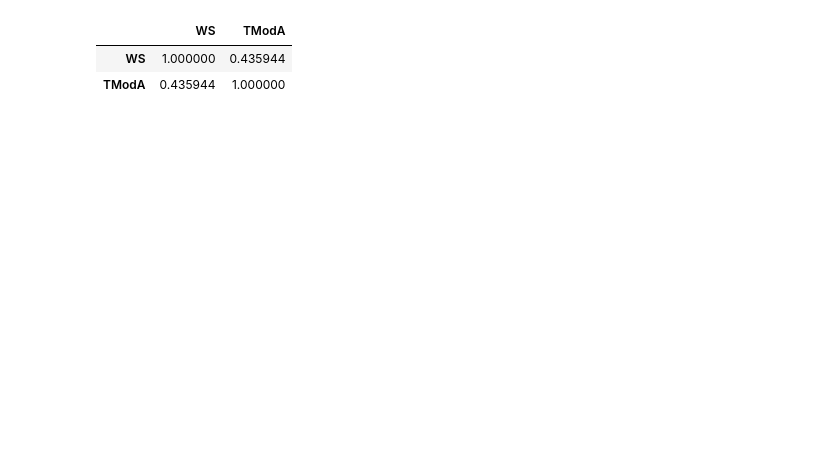
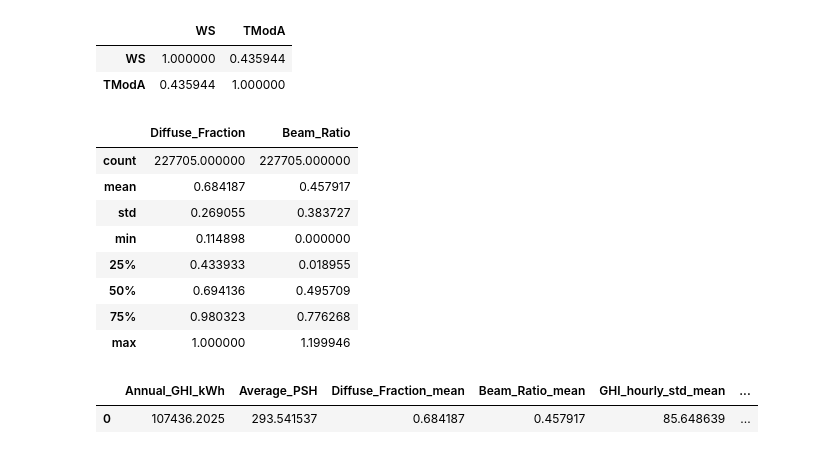
Before and after one commit to EstifanosTeklay/MoonLight-Energy-Solutions, a Jupyter notebook: notebooks/seralleon_EDA.ipynb, the cells around one changed output. Cells and saved outputs as stored; diff of their text form; code cells hidden in the pictures; blank space fills up the shorter version.

```diff
--- a/notebooks/seralleon_EDA.ipynb
+++ b/notebooks/seralleon_EDA.ipynb
@@ -176,6 +176,33 @@ sera_data[['WS', 'TModA']].corr()
 |  | WS | TModA |
 | WS | 1.000000 | 0.435944 |
 | TModA | 0.435944 | 1.000000 |
+# %%
+# Keep only valid daylight rows
+df_sera_day = sera_data[sera_data['GHI'] > 50].copy()  # GHI > 50 to avoid tiny denominator
+
+# Compute ratios safely
+df_sera_day['Diffuse_Fraction'] = df_sera_day['DHI'] / df_sera_day['GHI']
+df_sera_day['Beam_Ratio'] = df_sera_day['DNI'] / df_sera_day['GHI']
+
+# Remove impossible values
+df_sera_day.loc[(df_sera_day['Diffuse_Fraction'] < 0) | (df_sera_day['Diffuse_Fraction'] > 1), 'Diffuse_Fraction'] = None
+df_sera_day.loc[(df_sera_day['Beam_Ratio'] < 0) | (df_sera_day['Beam_Ratio'] > 1.2), 'Beam_Ratio'] = None
+
+# Interpolate missing values
+df_sera_day[['Diffuse_Fraction', 'Beam_Ratio']] = df_sera_day[['Diffuse_Fraction', 'Beam_Ratio']].interpolate()
+
+# Check results
+df_sera_day[['Diffuse_Fraction','Beam_Ratio']].describe()
+# %% [output]
+|  | Diffuse_Fraction | Beam_Ratio |
+| count | 227705.000000 | 227705.000000 |
+| mean | 0.684187 | 0.457917 |
+| std | 0.269055 | 0.383727 |
+| min | 0.114898 | 0.000000 |
+| 25% | 0.433933 | 0.018955 |
+| 50% | 0.694136 | 0.495709 |
+| 75% | 0.980323 | 0.776268 |
+| max | 1.000000 | 1.199946 |
 # %%
 summary = {
     'Annual_GHI_kWh' : df_daily['GHI_kWh'].sum(),
@@ -190,5 +217,10 @@ summary = {
 }
 # %%
 summary_df=pd.DataFrame([summary])
+# %%
+summary_df
+# %% [output]
+|  | Annual_GHI_kWh | Average_PSH | Diffuse_Fraction_mean | Beam_Ratio_mean | GHI_hourly_std_mean | ... |
+| 0 | 107436.2025 | 293.541537 | 0.684187 | 0.457917 | 85.648639 | ... |
 # %%
 summary_df.to_csv("seralleon_summary.csv",index=False)
```
Also changed, not shown: parts of 5 cells of this notebook, 6 other files.
